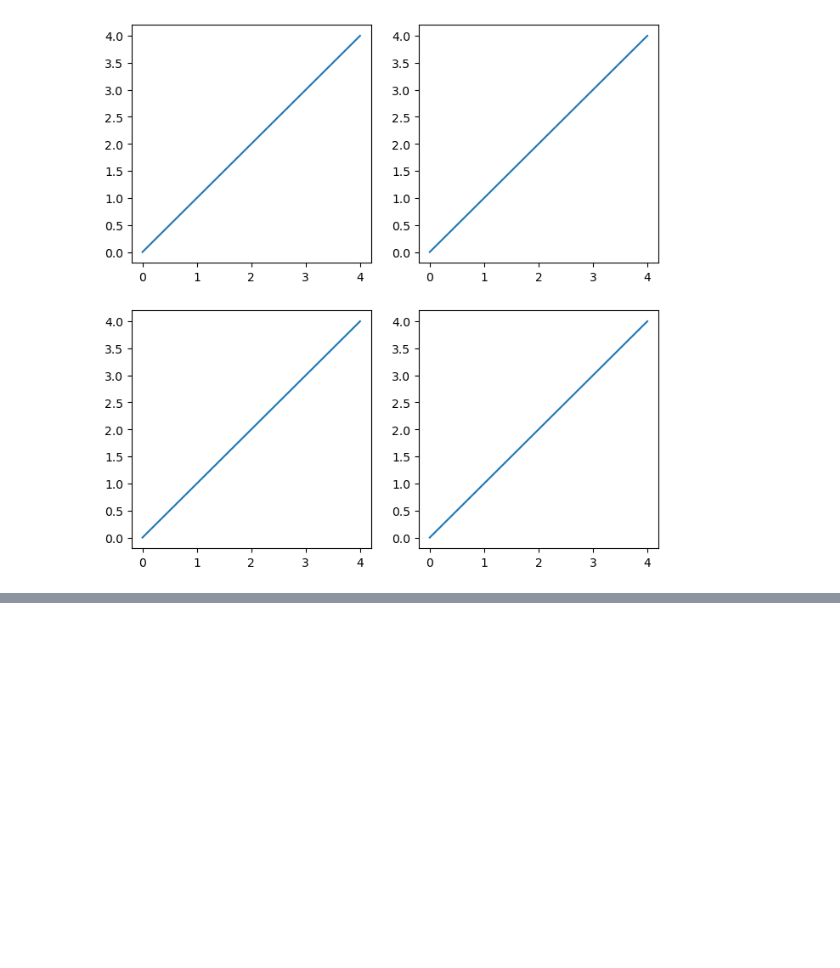
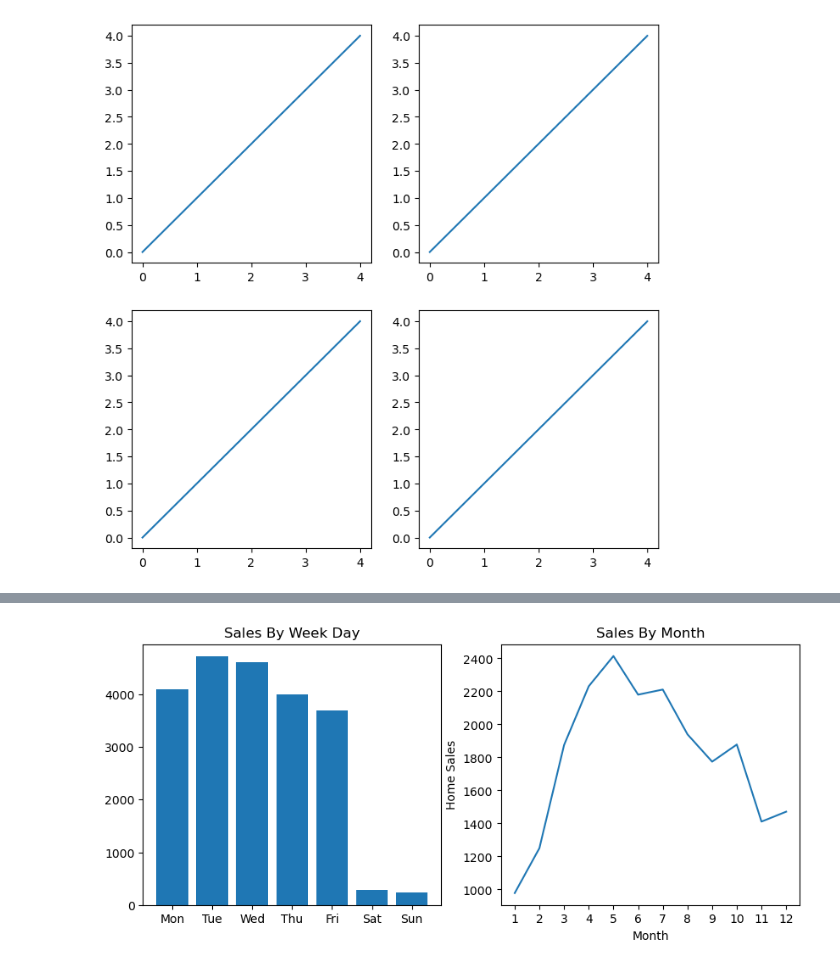
Before and after one commit to the-javascript-jedi/python-projects, a Jupyter notebook: colt-steele/data-analysis-visualization/s_13_matplotlib/s_3_creaing_barplot.ipynb, the cells around one changed output, grey strips where cells are left out. Drawn from its saved outputs; the diff is of its cells as text; code cells hidden in the pictures; blank space fills up the shorter version.

```diff
--- a/colt-steele/data-analysis-visualization/s_13_matplotlib/s_3_creaing_barplot.ipynb
+++ b/colt-steele/data-analysis-visualization/s_13_matplotlib/s_3_creaing_barplot.ipynb
@@ -132,0 +135,4 @@ plt.plot(nums)
+# %%
+import pandas as pd
+houses=pd.read_csv("../data/kc_house_data.csv",parse_dates=["date"])
+houses
@@ -132,0 +153,20 @@ plt.plot(nums)
+# %%
+# dt.dayofweek will provide the day of the week
+plt.figure(figsize=(10,4))
+plt.subplot(1,2,1)
+sales_by_day = houses["date"].dt.dayofweek.value_counts()
+plt.bar(sales_by_day.index.values, sales_by_day)
+plt.xticks([0,1,2,3,4,5,6], ["Mon", "Tue", "Wed", "Thu", "Fri", "Sat", "Sun"])
+plt.title("Sales By Week Day")
+
+
+plt.subplot(1,2,2)
+sales_by_month = houses["date"].dt.month.value_counts().sort_index()
+plt.plot(sales_by_month.index.values, sales_by_month)
+plt.xticks([1,2,3,4,5,6,7,8,9,10,11,12])
+plt.title("Sales By Month")
+plt.xlabel("Month")
+plt.ylabel("Home Sales")
+plt.show()
+# %% [output]
+[figure, added]
```
Also changed, not shown: parts of 2 cells of this notebook.
